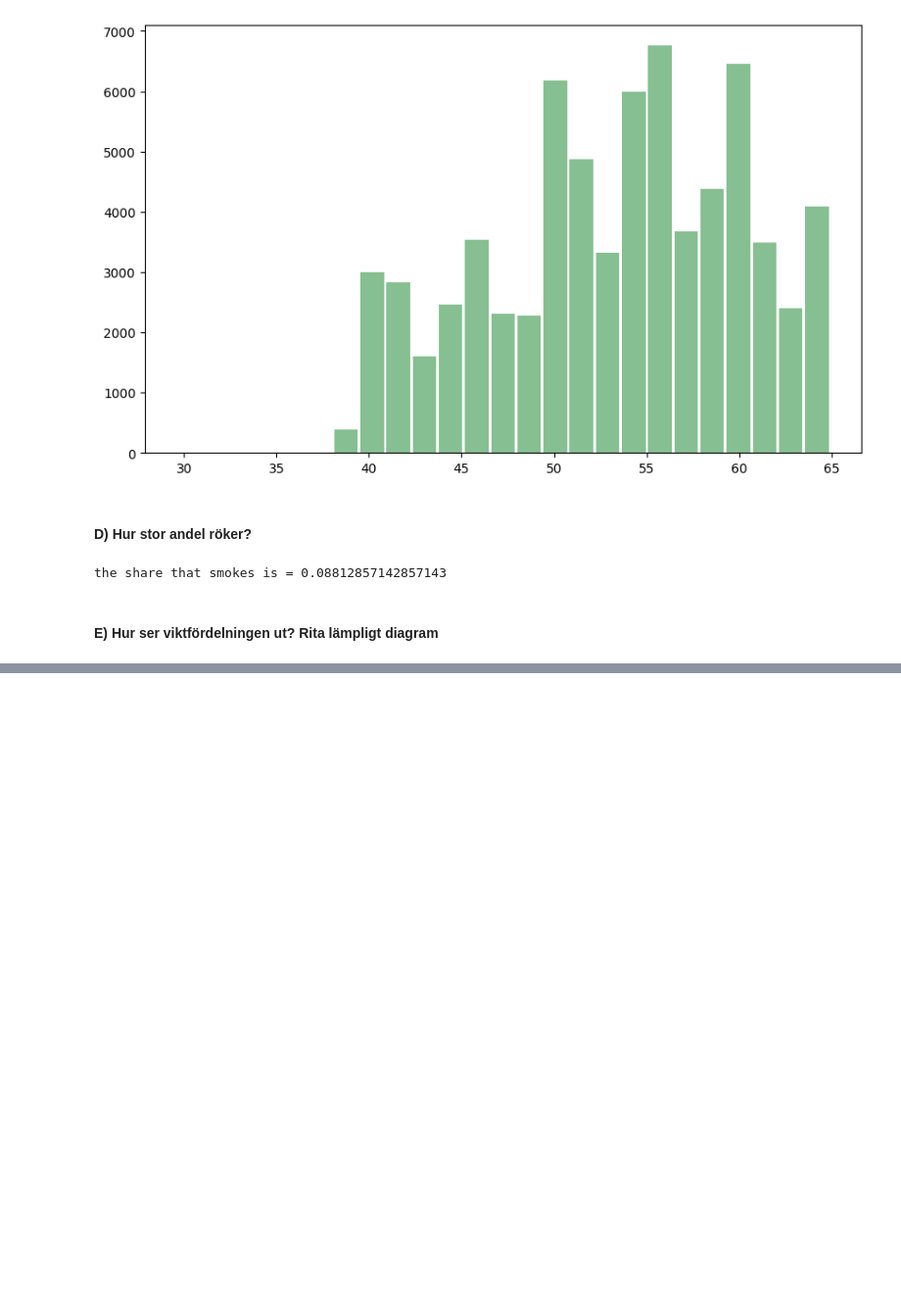
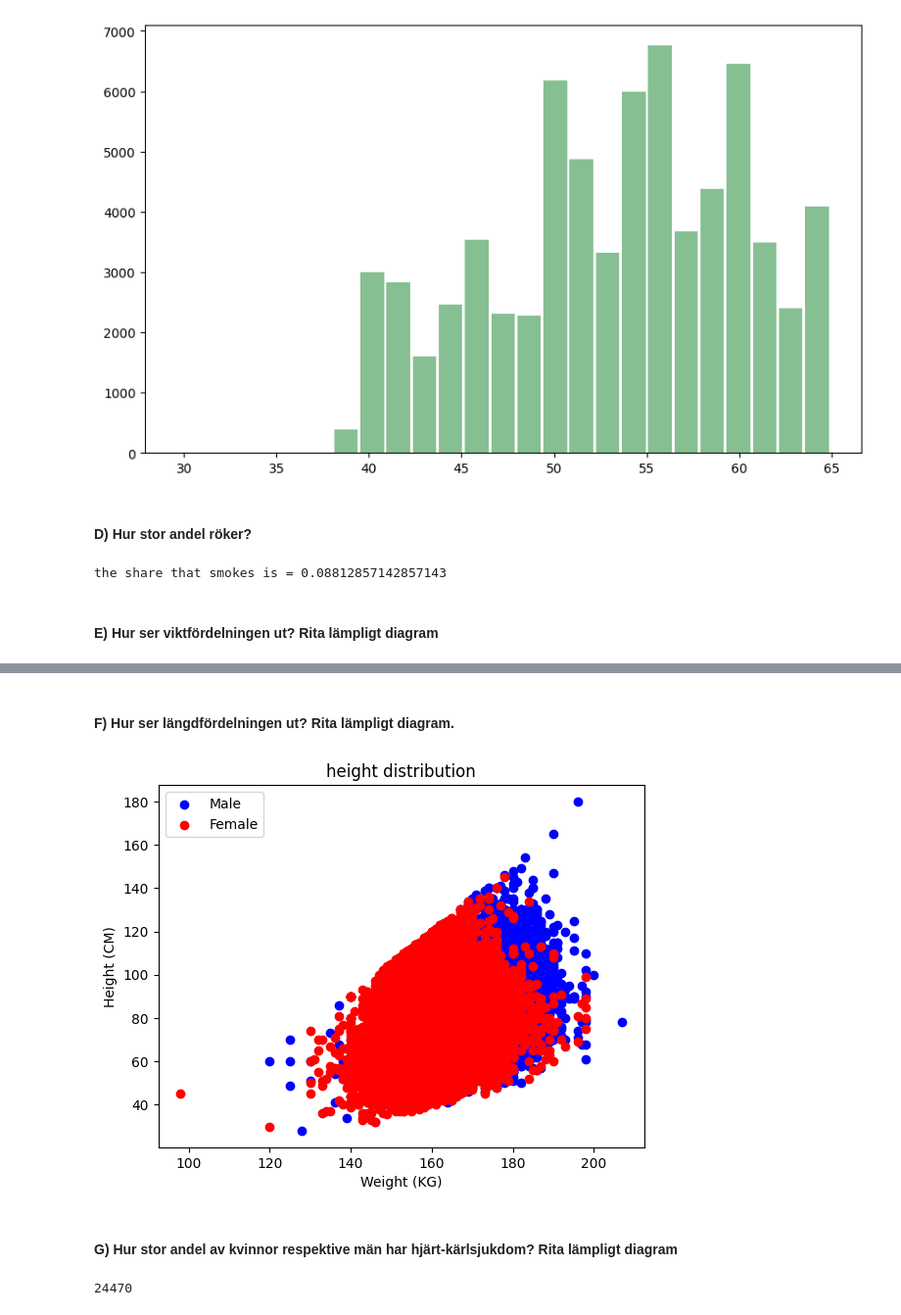
Before and after one commit to NoahEliasson/AI-Noah-Eliasson-OPA23, a Jupyter notebook: labs/Lab_1_Recommendation_system.ipynb, the cells around one changed output, grey strips where cells are left out. Shown: that part at 98% size. Drawn from its saved outputs; the diff is of its cells as text; code cells hidden in the pictures; blank space fills up the shorter version.

```diff
--- a/labs/Lab_1_Recommendation_system.ipynb
+++ b/labs/Lab_1_Recommendation_system.ipynb
@@ -416,0 +426,25 @@ Text(0.5, 1.0, 'Weight distribution')
+# %% [markdown]
+#### F) Hur ser längdfördelningen ut? Rita lämpligt diagram.
+# %%
+male_data = df_disease[df_disease["gender"] == 2]
+female_data = df_disease[df_disease["gender"] == 1]
+
+plt.scatter(male_data["height"], male_data["weight"],  color='blue', label='Male')
+plt.scatter(female_data["height"] ,female_data["weight"] , color='red', label='Female')
+
+plt.ylabel("Height (CM)")
+plt.xlabel("Weight (KG)")
+plt.title("height distribution")
+plt.legend()
+plt.show()
+# %% [output]
+[figure, added]
+# %% [markdown]
+#### G) Hur stor andel av kvinnor respektive män har hjärt-kärlsjukdom? Rita lämpligt diagram
+# %%
+male_count = df_disease["gender"] == 2
+female_count = df_disease["gender"] == 1
+female_count.sum()
+male_count.sum()
+# %% [output]
+24470
```
Also changed, not shown: parts of 9 cells of this notebook.
